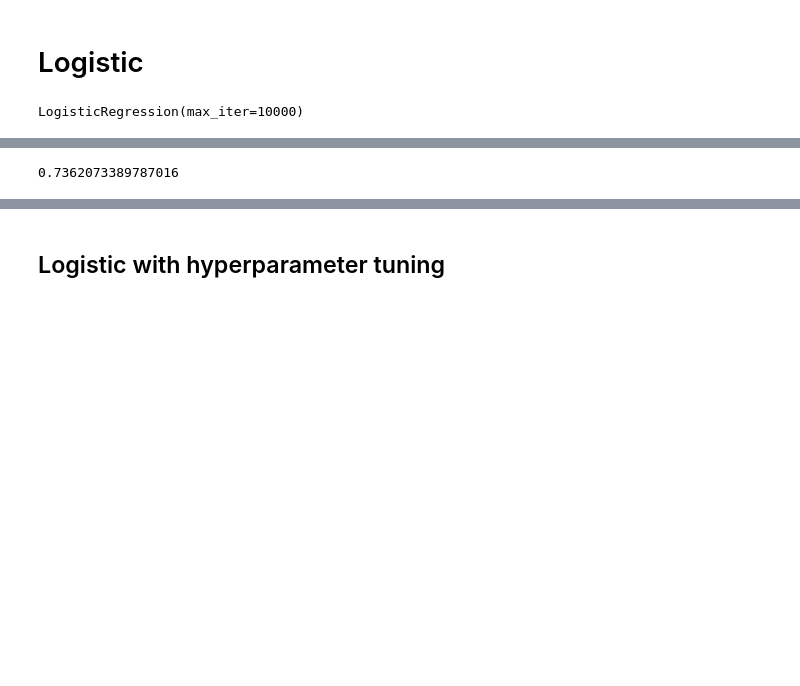
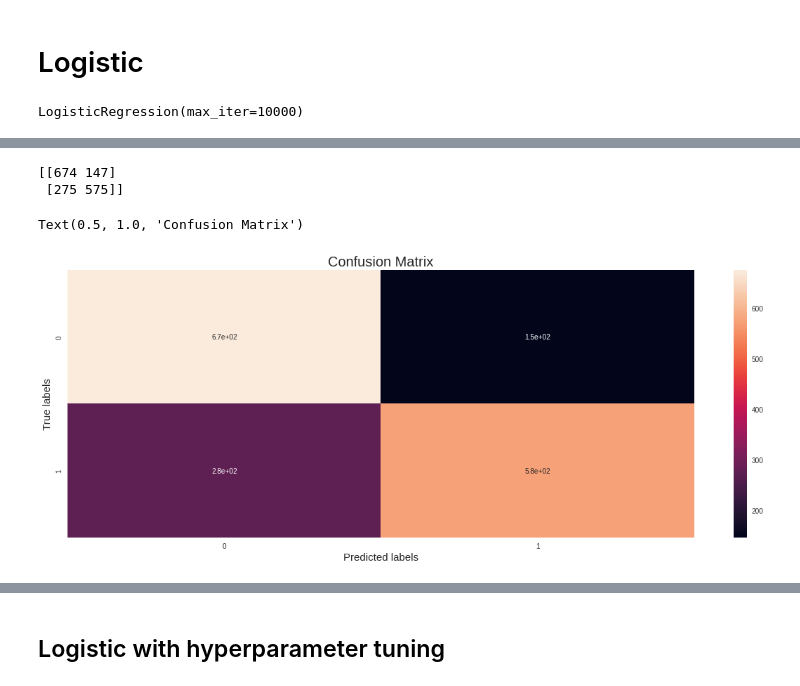
Before and after one commit to saurabhshinkar/CRP, a Jupyter notebook: Cardiovascular_Risk_prediction_Saurabh_Shinkar.ipynb, the cells around one changed output, grey strips where cells are left out. Cells and saved outputs as stored; diff of their text form; code cells hidden in the pictures; blank space fills up the shorter version.

```diff
--- a/Cardiovascular_Risk_prediction_Saurabh_Shinkar.ipynb
+++ b/Cardiovascular_Risk_prediction_Saurabh_Shinkar.ipynb
@@ -542,4 +542,0 @@ array([[668, 153],
-# %%
-accuracy_score(y_train,y_pred_train)
-# %% [output]
-0.7362073389787016
@@ -546,3 +551,16 @@ accuracy_score(y_train,y_pred_train)
+# %%
+cm = confusion_matrix(y_test, y_pred_test)
+print(cm)
+ax= plt.subplot()
+sns.heatmap(cm, annot=True, ax = ax); #annot=True to annotate cells
+ax.set_xlabel('Predicted labels',fontsize=15)
+ax.set_ylabel('True labels',fontsize=15)
+ax.set_title('Confusion Matrix',fontsize=20)
+# %% [output]
+[[674 147]
+ [275 575]]
+Text(0.5, 1.0, 'Confusion Matrix')
+[figure, added]
 # %%
 print(classification_report(y_test, y_pred_test))
 # %% [output]
```
Also changed, not shown: parts of 94 cells of this notebook.
